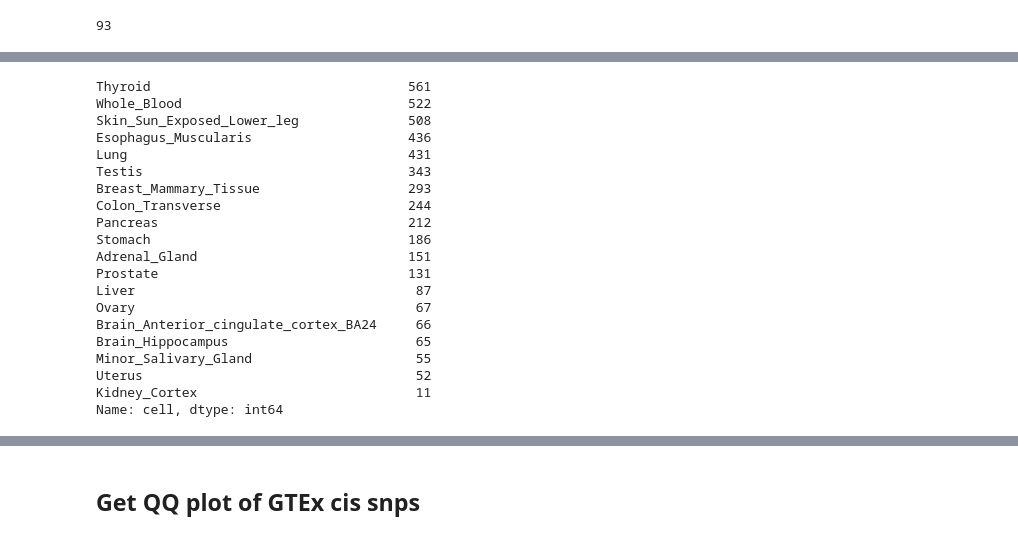
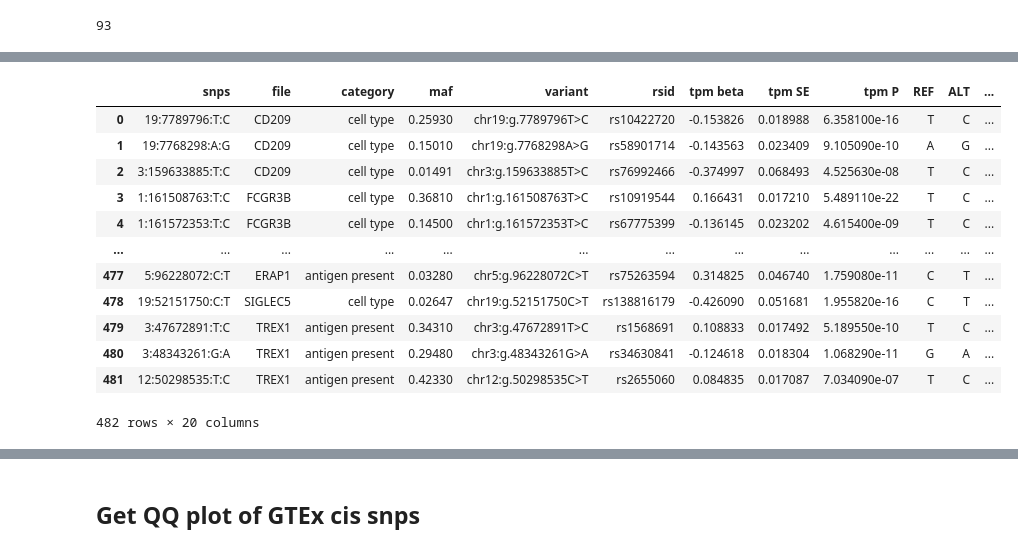
Before and after one commit to meghanasp21/TIMEgermline, a Jupyter notebook: cell-type-specificity/notebooks/eqtl-check.ipynb, the cells around one changed output, grey strips where cells are left out. Saved outputs shown, nothing was run; the diff lists cells and outputs as text; code cells hidden in the pictures.

```diff
--- a/cell-type-specificity/notebooks/eqtl-check.ipynb
+++ b/cell-type-specificity/notebooks/eqtl-check.ipynb
@@ -167,23 +172,18 @@ Lung
-# %%
-overlap
-# %% [output]
-Thyroid                                 561
-Whole_Blood                             522
-Skin_Sun_Exposed_Lower_leg              508
-Esophagus_Muscularis                    436
-Lung                                    431
-Testis                                  343
-Breast_Mammary_Tissue                   293
-Colon_Transverse                        244
-Pancreas                                212
-Stomach                                 186
-Adrenal_Gland                           151
-Prostate                                131
-Liver                                    87
-Ovary                                    67
-Brain_Anterior_cingulate_cortex_BA24     66
-Brain_Hippocampus                        65
-Minor_Salivary_Gland                     55
-Uterus                                   52
-Kidney_Cortex                            11
-Name: cell, dtype: int64
+# %%
+snps=pd.read_csv("/cellar/users/mpagadal/Data/projects/germline-immune/snp-tables/immune-microenvironment-nonhla.tsv",delimiter="\t")
+# %%
+snps
+# %% [output]
+|  | snps | file | category | maf | variant | rsid | tpm beta | tpm SE | tpm P | REF | ALT | ... |
+| 0 | 19:7789796:T:C | CD209 | cell type | 0.25930 | chr19:g.7789796T>C | rs10422720 | -0.153826 | 0.018988 | 6.358100e-16 | T | C | ... |
+| 1 | 19:7768298:A:G | CD209 | cell type | 0.15010 | chr19:g.7768298A>G | rs58901714 | -0.143563 | 0.023409 | 9.105090e-10 | A | G | ... |
+| 2 | 3:159633885:T:C | CD209 | cell type | 0.01491 | chr3:g.159633885T>C | rs76992466 | -0.374997 | 0.068493 | 4.525630e-08 | T | C | ... |
+| 3 | 1:161508763:T:C | FCGR3B | cell type | 0.36810 | chr1:g.161508763T>C | rs10919544 | 0.166431 | 0.017210 | 5.489110e-22 | T | C | ... |
+| 4 | 1:161572353:T:C | FCGR3B | cell type | 0.14500 | chr1:g.161572353T>C | rs67775399 | -0.136145 | 0.023202 | 4.615400e-09 | T | C | ... |
+| ... | ... | ... | ... | ... | ... | ... | ... | ... | ... | ... | ... | ... |
+| 477 | 5:96228072:C:T | ERAP1 | antigen present | 0.03280 | chr5:g.96228072C>T | rs75263594 | 0.314825 | 0.046740 | 1.759080e-11 | C | T | ... |
+| 478 | 19:52151750:C:T | SIGLEC5 | cell type | 0.02647 | chr19:g.52151750C>T | rs138816179 | -0.426090 | 0.051681 | 1.955820e-16 | C | T | ... |
+| 479 | 3:47672891:T:C | TREX1 | antigen present | 0.34310 | chr3:g.47672891T>C | rs1568691 | 0.108833 | 0.017492 | 5.189550e-10 | T | C | ... |
+| 480 | 3:48343261:G:A | TREX1 | antigen present | 0.29480 | chr3:g.48343261G>A | rs34630841 | -0.124618 | 0.018304 | 1.068290e-11 | G | A | ... |
+| 481 | 12:50298535:T:C | TREX1 | antigen present | 0.42330 | chr12:g.50298535C>T | rs2655060 | 0.084835 | 0.017087 | 7.034090e-07 | T | C | ... |
+482 rows × 20 columns
```
Also changed, not shown: parts of 7 cells of this notebook, 41 other files.
